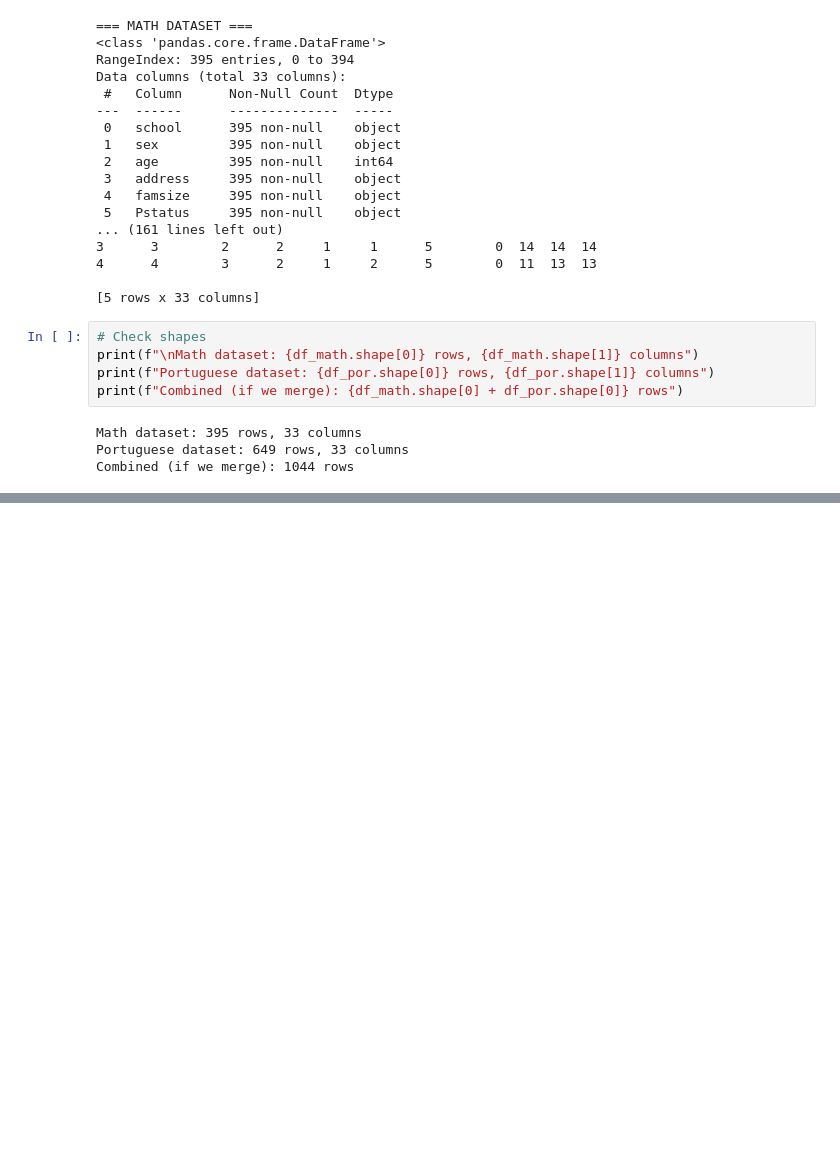
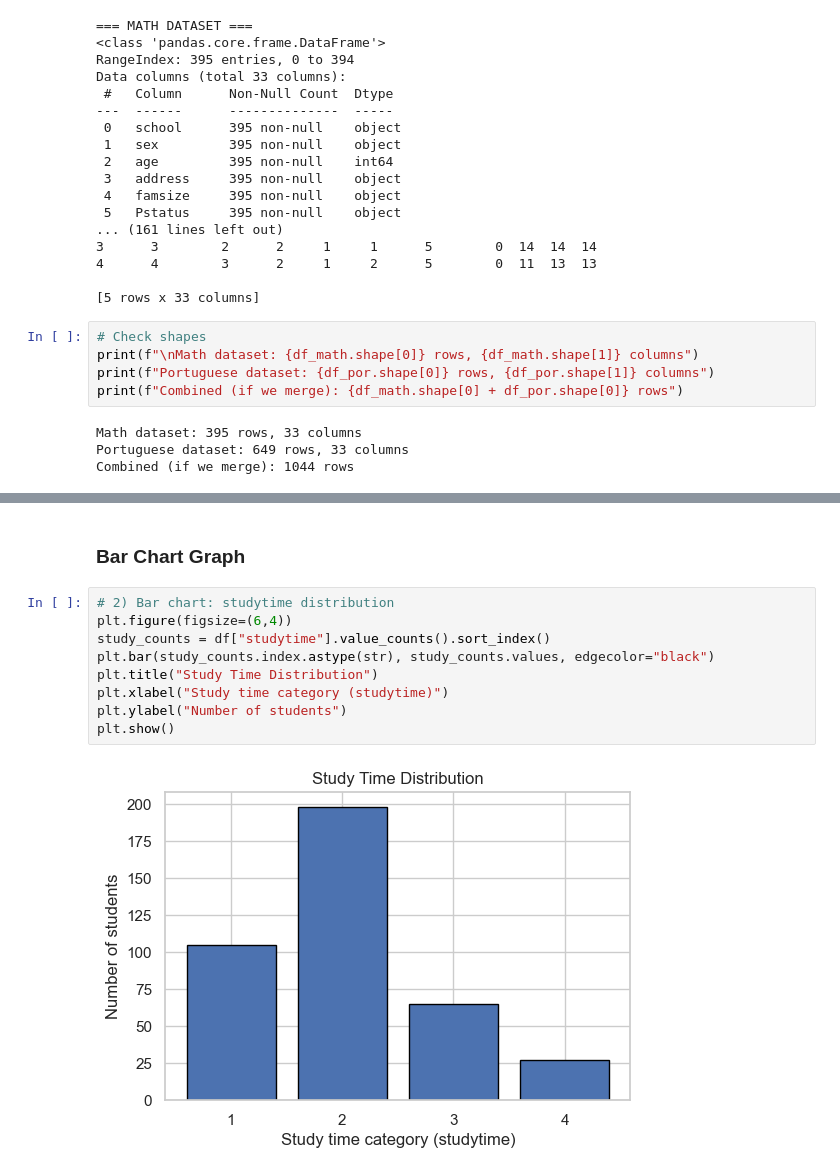
Before and after one commit to pratikkmane/student-performance, a Jupyter notebook: notebooks/01_initial_exploration.ipynb, the cells around one changed output, grey strips where cells are left out. Drawn from its saved outputs; the diff is of its cells as text; blank space fills up the shorter version.

```diff
--- a/notebooks/01_initial_exploration.ipynb
+++ b/notebooks/01_initial_exploration.ipynb
@@ -44,0 +65,13 @@ Combined (if we merge): 1044 rows
+# %% [markdown]
+### Bar Chart Graph
+# %%
+# 2) Bar chart: studytime distribution
+plt.figure(figsize=(6,4))
+study_counts = df["studytime"].value_counts().sort_index()
+plt.bar(study_counts.index.astype(str), study_counts.values, edgecolor="black")
+plt.title("Study Time Distribution")
+plt.xlabel("Study time category (studytime)")
+plt.ylabel("Number of students")
+plt.show()
+# %% [output]
+[figure, added]
```
Also changed, not shown: parts of 16 cells of this notebook.
